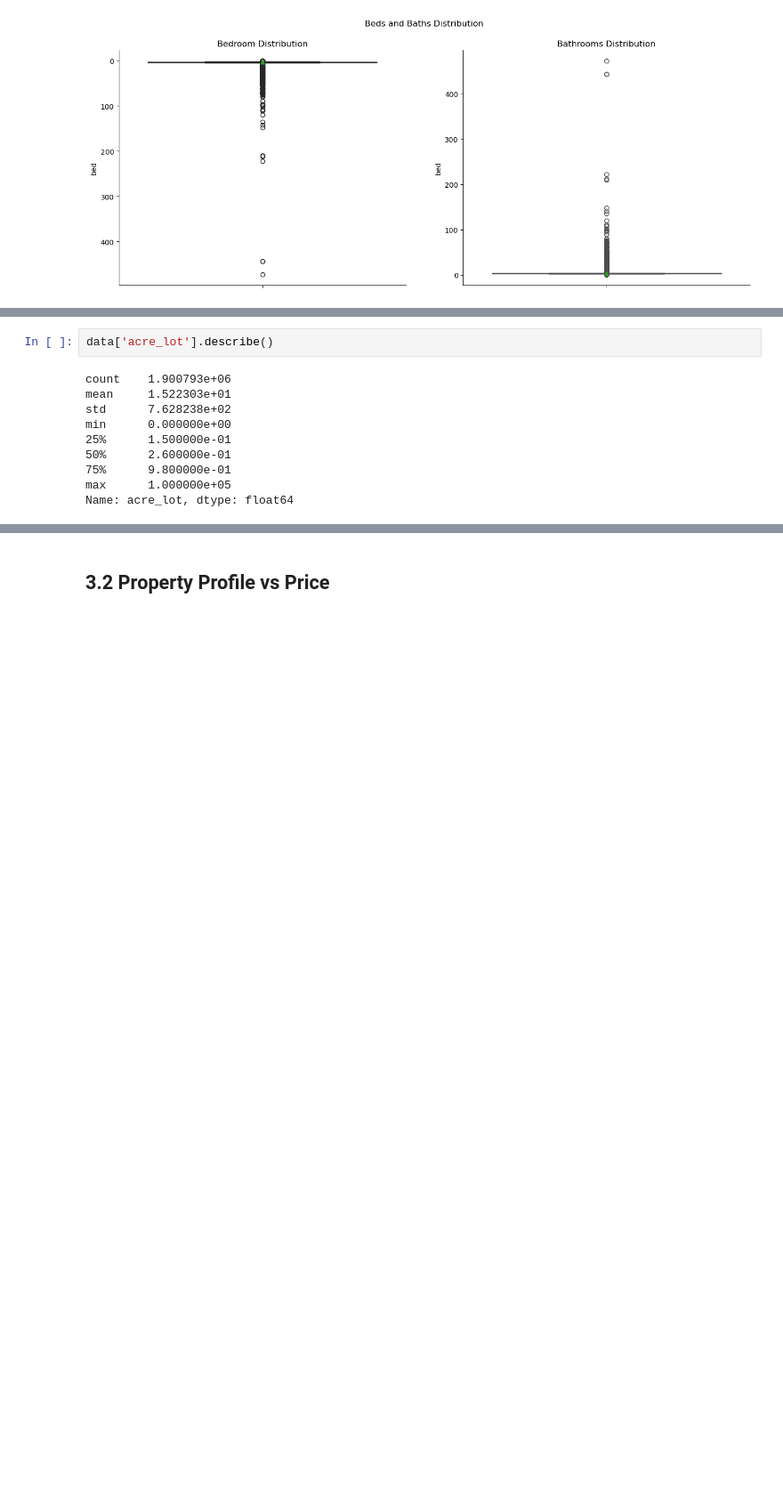
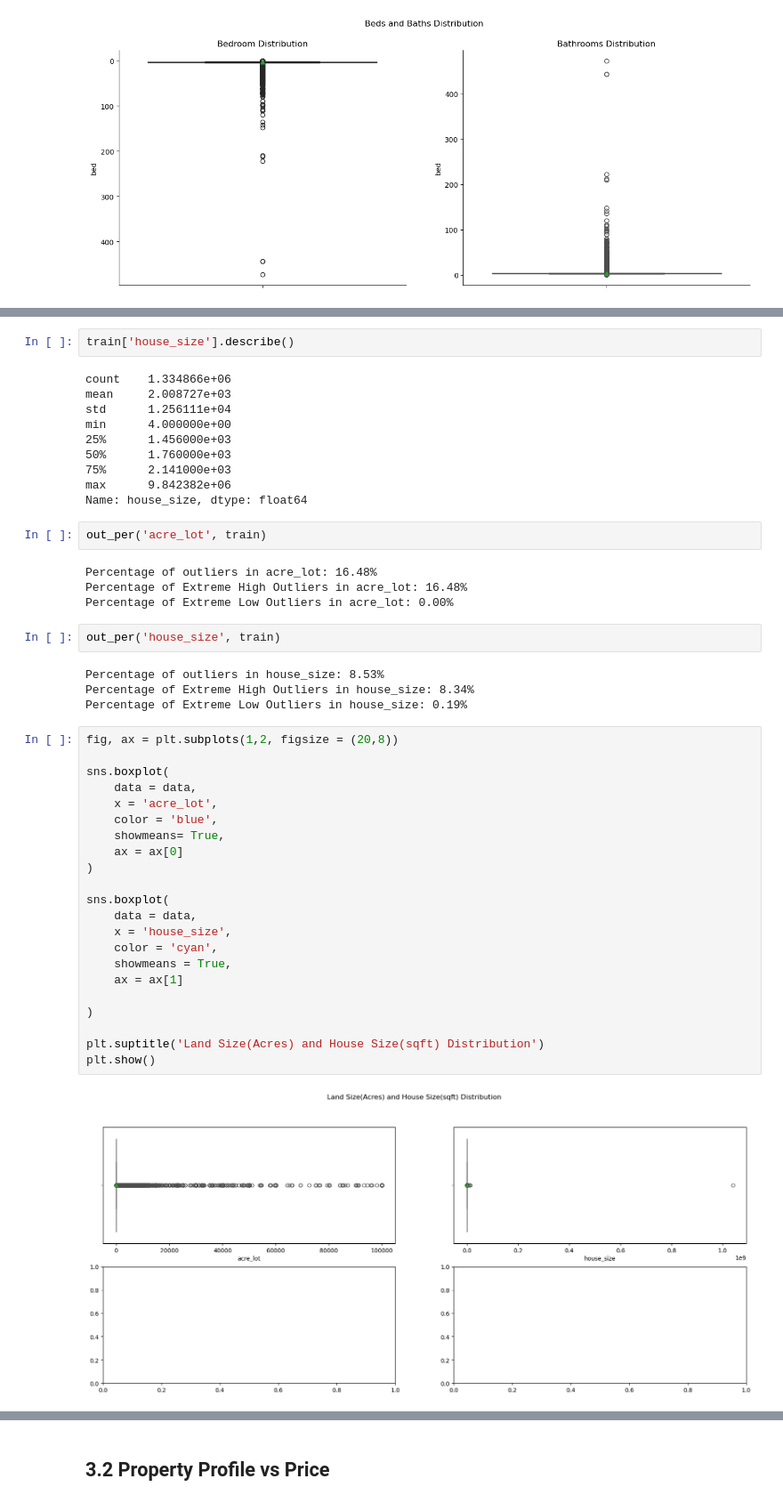
Before and after one commit to Kartika-Nidhi/DS_Projects, a Jupyter notebook: USARealEstatePricePrediction.ipynb, the cells around one changed output, grey strips where cells are left out. Shown at 89% size. Saved outputs shown, nothing was run; the diff lists cells and outputs as text; blank space fills up the shorter version.

```diff
--- a/USARealEstatePricePrediction.ipynb
+++ b/USARealEstatePricePrediction.ipynb
@@ -390,15 +409,51 @@ The bedroom distribution among house property is extremely positively skewed, ma
 # %%
-data['acre_lot'].describe()
+train['house_size'].describe()
 # %% [output]
-count    1.900793e+06
-mean     1.522303e+01
-std      7.628238e+02
-min      0.000000e+00
-25%      1.500000e-01
-50%      2.600000e-01
-75%      9.800000e-01
-max      1.000000e+05
-Name: acre_lot, dtype: float64
+count    1.334866e+06
+mean     2.008727e+03
+std      1.256111e+04
+min      4.000000e+00
+25%      1.456000e+03
+50%      1.760000e+03
+75%      2.141000e+03
+max      9.842382e+06
+Name: house_size, dtype: float64
+# %%
+out_per('acre_lot', train)
+# %% [output]
+Percentage of outliers in acre_lot: 16.48%
+Percentage of Extreme High Outliers in acre_lot: 16.48%
+Percentage of Extreme Low Outliers in acre_lot: 0.00%
+# %%
+out_per('house_size', train)
+# %% [output]
+Percentage of outliers in house_size: 8.53%
+Percentage of Extreme High Outliers in house_size: 8.34%
+Percentage of Extreme Low Outliers in house_size: 0.19%
+# %%
+fig, ax = plt.subplots(1,2, figsize = (20,8))
+
+sns.boxplot(
+    data = data,
+    x = 'acre_lot',
+    color = 'blue',
+    showmeans= True,
+    ax = ax[0]
+)
+
+sns.boxplot(
+    data = data,
+    x = 'house_size',
+    color = 'cyan',
+    showmeans = True,
+    ax = ax[1]
+
+)
+
+plt.suptitle('Land Size(Acres) and House Size(sqft) Distribution')
+plt.show()
+# %% [output]
+[figure, added]
 # %% [markdown]
 <div>
 # %% [markdown]
```
Also changed, not shown: parts of 13 cells of this notebook.
